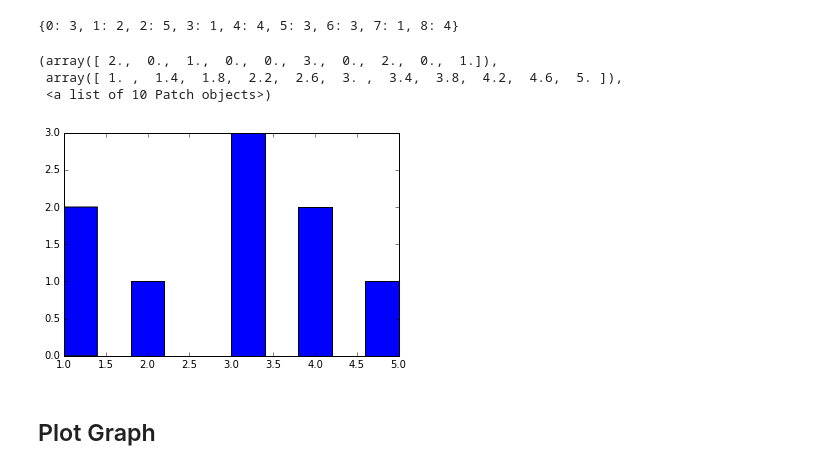
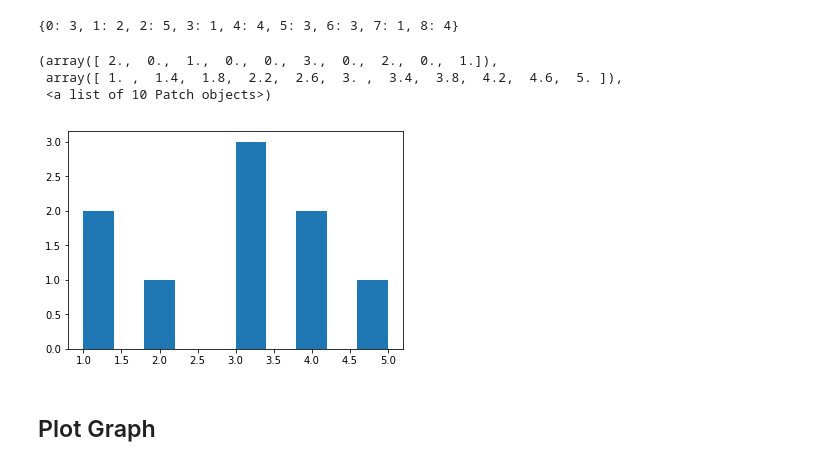
Before and after one commit to nfmcclure/DataScience350, a Jupyter notebook: 5_HypothesisTesting_ConfidenceIntervals/Graph_Examples.ipynb, the cells around one changed output. Drawn from its saved outputs; the diff is of its cells as text; code cells hidden in the pictures.

```diff
--- a/5_HypothesisTesting_ConfidenceIntervals/Graph_Examples.ipynb
+++ b/5_HypothesisTesting_ConfidenceIntervals/Graph_Examples.ipynb
@@ -100,12 +100,12 @@ nx.degree(G)
 # %% [output]
 {0: 3, 1: 2, 2: 5, 3: 1, 4: 4, 5: 3, 6: 3, 7: 1, 8: 4}
 # %%
-plt.hist(nx.degree(G).values())
+plt.hist(list(nx.degree(G).values()))
 # %% [output]
 (array([ 2.,  0.,  1.,  0.,  0.,  3.,  0.,  2.,  0.,  1.]),
  array([ 1. ,  1.4,  1.8,  2.2,  2.6,  3. ,  3.4,  3.8,  4.2,  4.6,  5. ]),
  <a list of 10 Patch objects>)
-[figure, old version]
+[figure, new version]
 # %% [markdown]
 ## Plot Graph
 # %%
```
Also changed, not shown: parts of 12 cells of this notebook, 5 other files.
